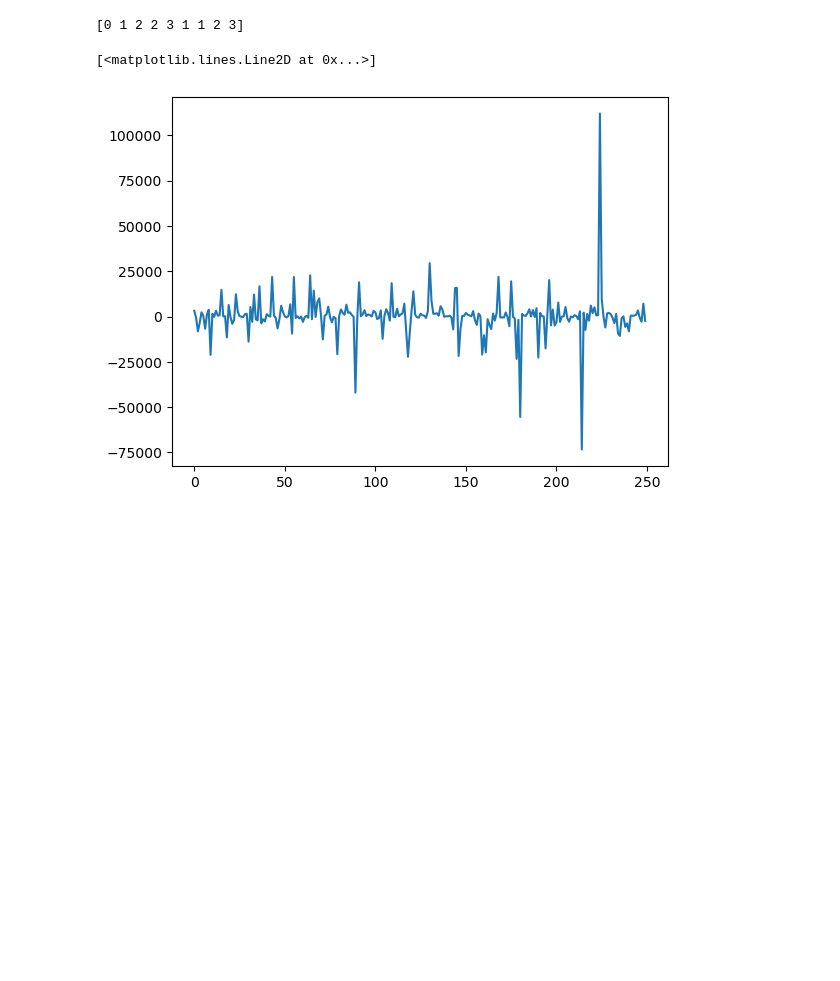
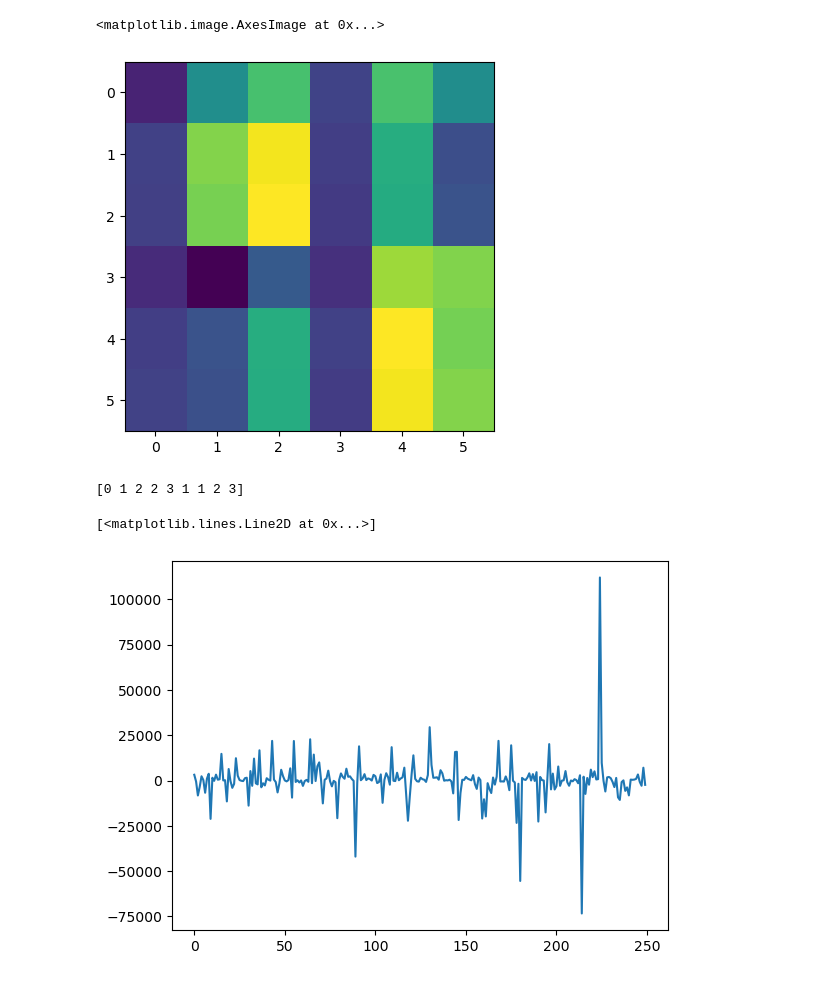
Before and after one commit to jackmcarthur/isdf_cohsex, a Jupyter notebook: debugarrays.ipynb, the cells around one changed output. Drawn from its saved outputs; the diff is of its cells as text; code cells hidden in the pictures; blank space fills up the shorter version.

```diff
--- a/debugarrays.ipynb
+++ b/debugarrays.ipynb
@@ -38,3 +58,8 @@ plt.show()
+# %%
+plt.imshow(Gkval_mu_nu[0,:,:,0,1,4,1,5].real)
+# %% [output]
+<matplotlib.image.AxesImage at 0x...>
+[figure, added]
 # %%
 plt.plot(np.abs())
 # %% [output]
```
Also changed, not shown: parts of 6 cells of this notebook, 10 other files.
